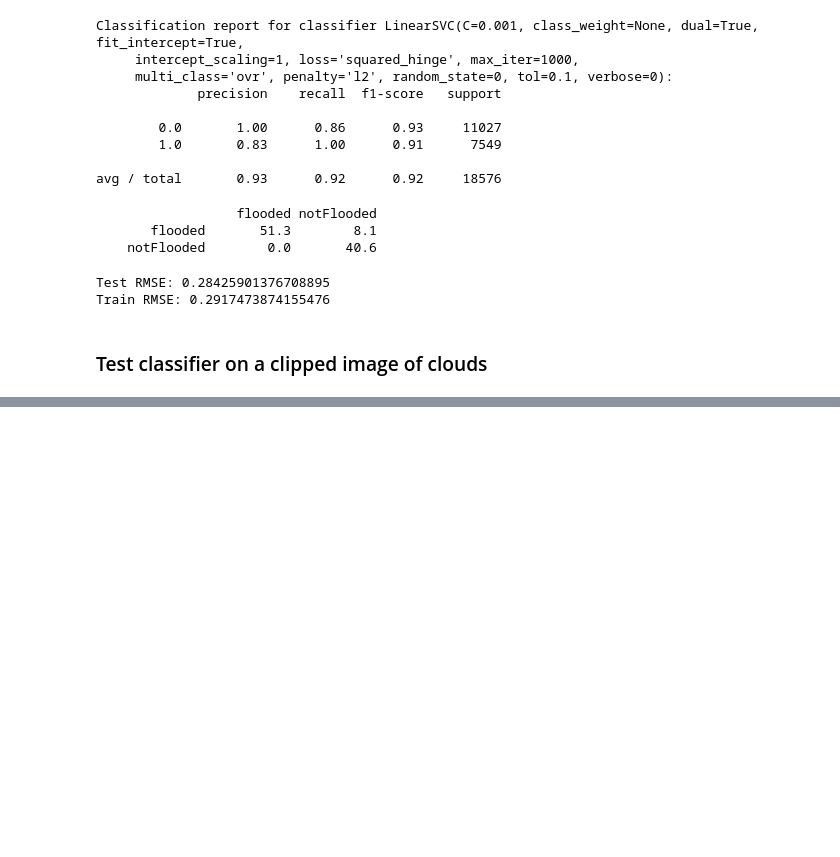
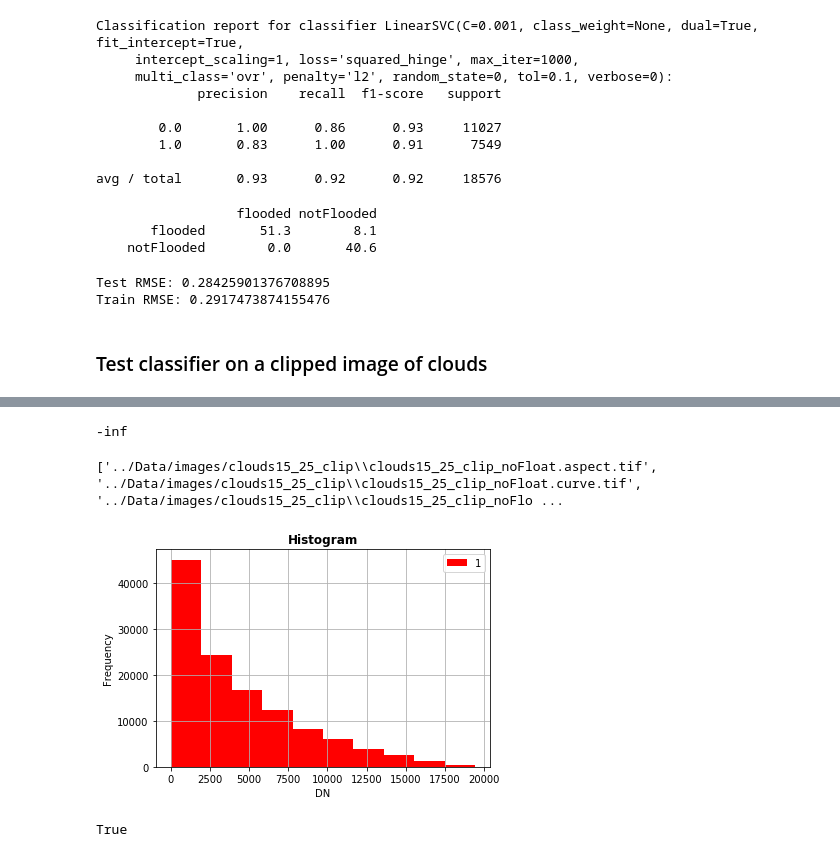
Before and after one commit to ianpdavies/cloudy_flood_prediction, a Jupyter notebook: notebooks/classifier_training.ipynb, the cells around one changed output, grey strips where cells are left out. Saved outputs shown, nothing was run; the diff lists cells and outputs as text; code cells hidden in the pictures; blank space fills up the shorter version.

```diff
--- a/notebooks/classifier_training.ipynb
+++ b/notebooks/classifier_training.ipynb
@@ -257,0 +281,59 @@ SyntaxError: invalid syntax (<ipython-input-39-d50486a88518>, line 2)
+# %%
+from rasterio.plot import show
+
+with rasterio.open('../Data/images/clouds15_25_clip_float/stack.tif') as ds:
+    scene = ds.read()
+
+with rasterio.open('../Data/images/clouds15_25_clip_float/stack.tif', 'r') as ds:
+    arr = ds.read()  # read all raster values
+    arr[0, 10, 20] = 3  # change a pixel value on band 1, row 11, column 21
+    ds.write(arr)
+
+b1 = scene[9]
+
+band1.min()
+# %% [output]
+-inf
+# %%
+import rasterio
+from osgeo import gdal
+from rasterio.plot import show
+# from rasterio import rio
+
+import os
+file_list = []
+
+# Function to get full path from os.listdir
+def listdir_fullpath(d):
+    return [os.path.join(d, f) for f in os.listdir(d)]
+
+for file in listdir_fullpath("../Data/images/clouds15_25_clip"):
+    if file.endswith('.tif'):
+        file_list.append(file)
+
+print(file_list)
+
+outvrt = '../Data/images/clouds15_25_clip/stacked.vrt' #/vsimem is special in-memory virtual "directory"
+outtif = '../Data/images/clouds15_25_clip/stacked.tif'
+tifs = file_list
+# #or for all tifs in a dir
+# #import glob
+# #tifs = glob.glob('dir/*.tif')
+
+# outds = gdal.BuildVRT(outvrt, tifs, separate=True)
+# outds = gdal.Translate(outtif, outds)
+
+with rasterio.open('../Data/images/clouds15_25_clip\\clouds15_25_clip_noFloat.distExtent.tif', 'r') as ds:
+#     arr = ds.read()  # read all raster values
+    rasterio.plot.show_hist(ds)
+# %% [output]
+['../Data/images/clouds15_25_clip\\clouds15_25_clip_noFloat.aspect.tif', '../Data/images/clouds15_25_clip\\clouds15_25_clip_noFloat.curve.tif', '../Data/images/clouds15_25_clip\\clouds15_25_clip_noFlo ...
+[figure, added]
+# %%
+from rasterio.dtypes import can_cast_dtype
+import numpy as np
+with rasterio.open('../Data/images/clouds15_25_clip\\clouds15_25_clip_noFloat.distExtent.tif', 'r') as ds:
+#     arr = ds.read()  # read all raster values
+    print(rasterio.dtypes.can_cast_dtype(ds.read(), 'float'))
+# %% [output]
+True
```
Also changed, not shown: parts of 5 cells of this notebook.
